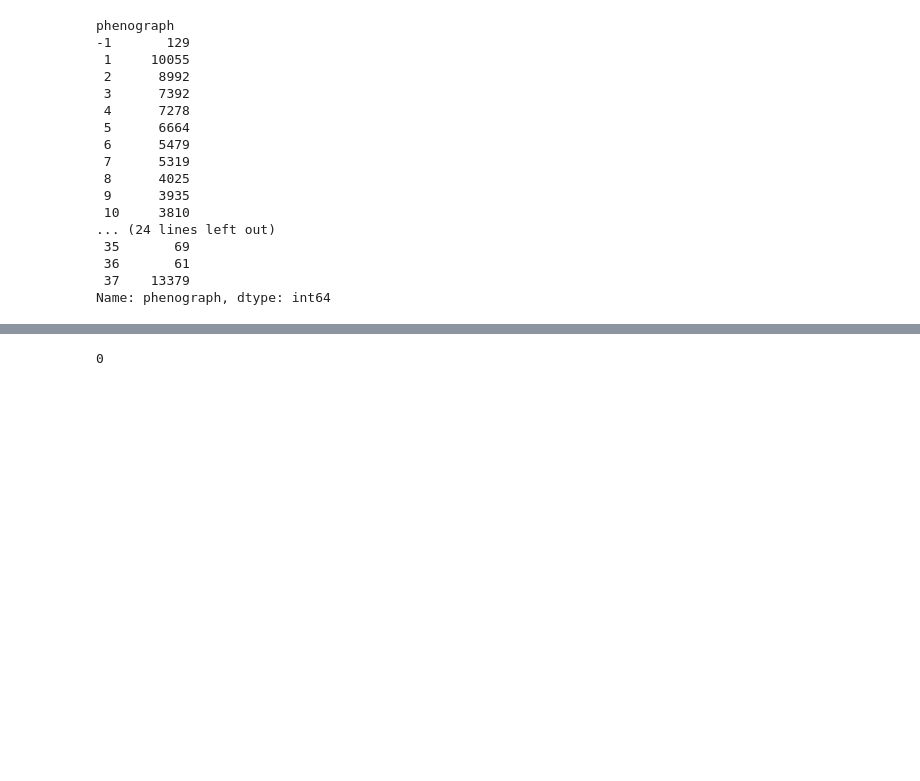
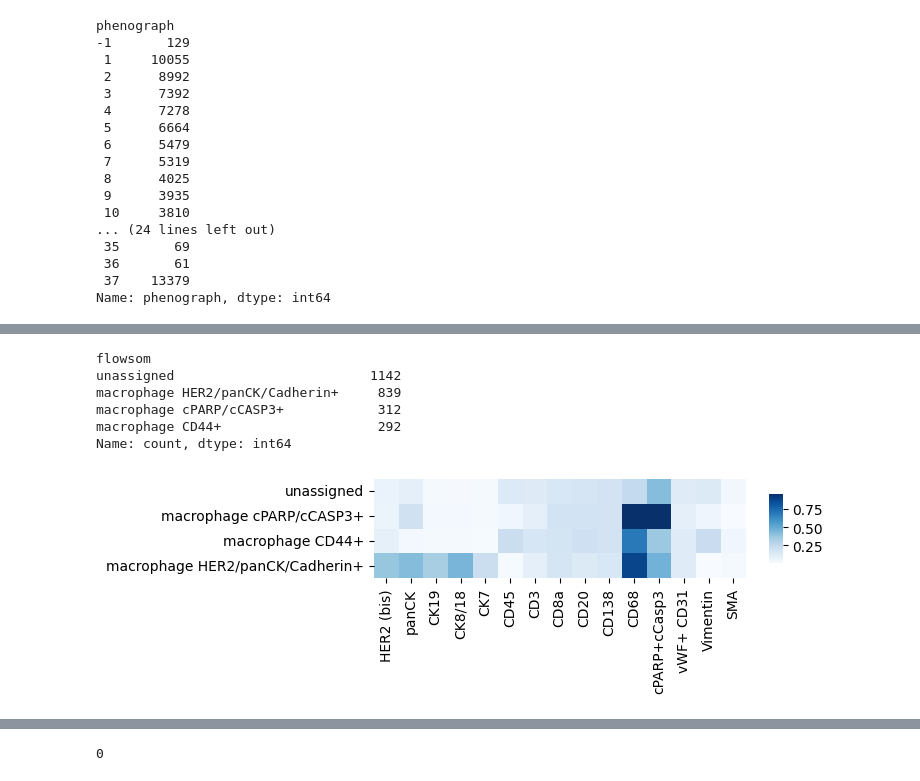
Before and after one commit to gesavoigt/master_thesis, a Jupyter notebook: scripts/data_processing/phenotyping.ipynb, the cells around one changed output, grey strips where cells are left out. Saved outputs shown, nothing was run; the diff lists cells and outputs as text; code cells hidden in the pictures; blank space fills up the shorter version.

```diff
--- a/scripts/data_processing/phenotyping.ipynb
+++ b/scripts/data_processing/phenotyping.ipynb
@@ -190,0 +318,34 @@ Name: count, dtype: int64
+# %%
+## Get macrophage flowsom clusters
+infile = "../../data/temp/Kuett_2022_reclustering_macrophages_flowsom.csv"
+macrophage_recoding = pd.read_csv(infile)
+macrophage_recoding['flowsom'] = macrophage_recoding['flowsom'].map({'group_1':'macrophage cPARP/cCASP3+',
+                                                                    'group_2':'macrophage CD44+',
+                                                                    'group_3':'macrophage HER2/panCK/Cadherin+',
+                                                                    'unassigned':'unassigned'})
+print(macrophage_recoding['flowsom'].value_counts())
+
+## Plot heatmap subset: new grouping, but more/all markers
+idx = adata_recoded.obs.reset_index(names='idx').set_index('id').loc[macrophage_recoding['id'], :].reset_index()['idx']
+expr_all = adata_recoded.X[idx, :]
+expr_all0 = expr_all[ macrophage_recoding['flowsom']=='unassigned', : ].mean(axis=0)
+expr_all1 = expr_all[ macrophage_recoding['flowsom']=='macrophage cPARP/cCASP3+', : ].mean(axis=0)
+expr_all2 = expr_all[ macrophage_recoding['flowsom']=='macrophage CD44+', : ].mean(axis=0)
+expr_all3 = expr_all[ macrophage_recoding['flowsom']=='macrophage HER2/panCK/Cadherin+', : ].mean(axis=0)
+df = pd.DataFrame([expr_all0, expr_all1, expr_all2, expr_all3],
+                  index=['unassigned', 'macrophage cPARP/cCASP3+', 'macrophage CD44+', 'macrophage HER2/panCK/Cadherin+'],
+                  columns=adata_recoded.var_names)
+df = df[marker_subset] ## comment in to show all markers
+
+fig, ax = plt.subplots(figsize=(6,3))
+sns.heatmap(ax=ax, data=df, square=True,
+            cmap='Blues', cbar_kws={'shrink':.3, 'aspect':5}) #, 'location':'right', 'ticklocation':'right'})
+plt.show()
+# %% [output]
+flowsom
+unassigned                         1142
+macrophage HER2/panCK/Cadherin+     839
+macrophage cPARP/cCASP3+            312
+macrophage CD44+                    292
+Name: count, dtype: int64
+[figure, added]
```
Also changed, not shown: parts of 21 cells of this notebook.
